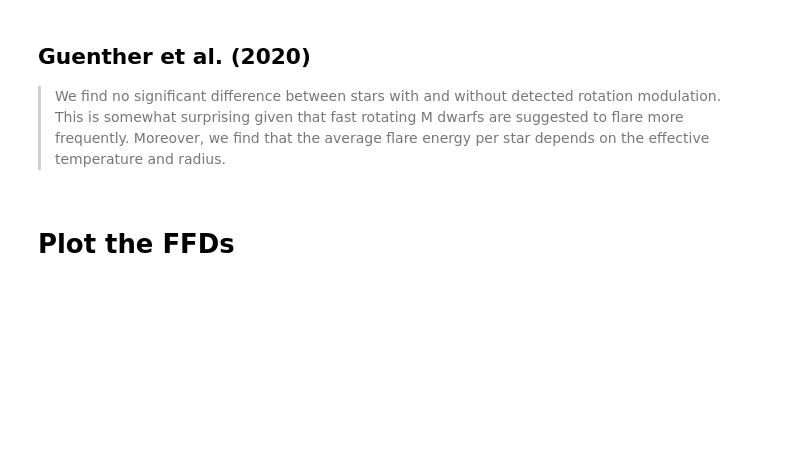
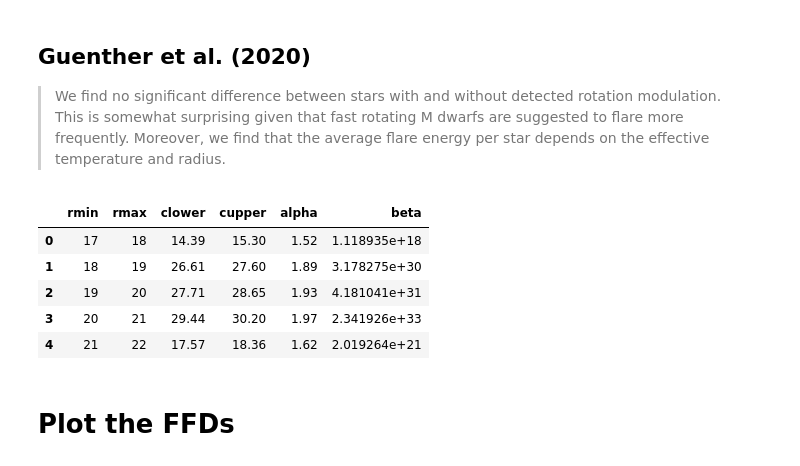
Before and after one commit to ekaterinailin/flares-in-clusters-with-k2-ii, a Jupyter notebook: VettingFlares/Compare_with_other_works_and_your_old_one.ipynb, the cells around one changed output. Drawn from its saved outputs; the diff is of its cells as text; code cells hidden in the pictures; blank space fills up the shorter version.

```diff
--- a/VettingFlares/Compare_with_other_works_and_your_old_one.ipynb
+++ b/VettingFlares/Compare_with_other_works_and_your_old_one.ipynb
@@ -130,5 +131,23 @@ wubeta = 8*np.power(10,36.44) # from Fig. 7a
 alphaA, alphaB = 1.99, 2.03
 betaA, betaB = beta(alphaA, 1e31, 0.8*365.25), beta(alphaB, 1e31, 0.35*365.25)
+# %%
+# Chang+2015
+# MMT 6.5 m telescope (see Hartman et al. 2008)
+chang = pd.DataFrame({"rmin": [17,18,19,20,21],
+                      "rmax": [18,19,20,21,22],
+                      "clower":[14.39, 26.61, 27.71, 29.44,  17.57],
+                      "cupper":[15.3, 27.60, 28.65, 30.2, 18.36],
+                      "alpha":[1.52, 1.89, 1.93, 1.97, 1.62]})
+# %%
+chang["beta"] = np.power(10,chang.clower) * (chang.alpha - 1.) * 365.25 * 24.
+chang
+# %% [output]
+|  | rmin | rmax | clower | cupper | alpha | beta |
+| 0 | 17 | 18 | 14.39 | 15.30 | 1.52 | 1.118935e+18 |
+| 1 | 18 | 19 | 26.61 | 27.60 | 1.89 | 3.178275e+30 |
+| 2 | 19 | 20 | 27.71 | 28.65 | 1.93 | 4.181041e+31 |
+| 3 | 20 | 21 | 29.44 | 30.20 | 1.97 | 2.341926e+33 |
+| 4 | 21 | 22 | 17.57 | 18.36 | 1.62 | 2.019264e+21 |
 # %% [markdown]
 # Plot the FFDs
 # %%
```
Also changed, not shown: parts of 4 cells of this notebook.
